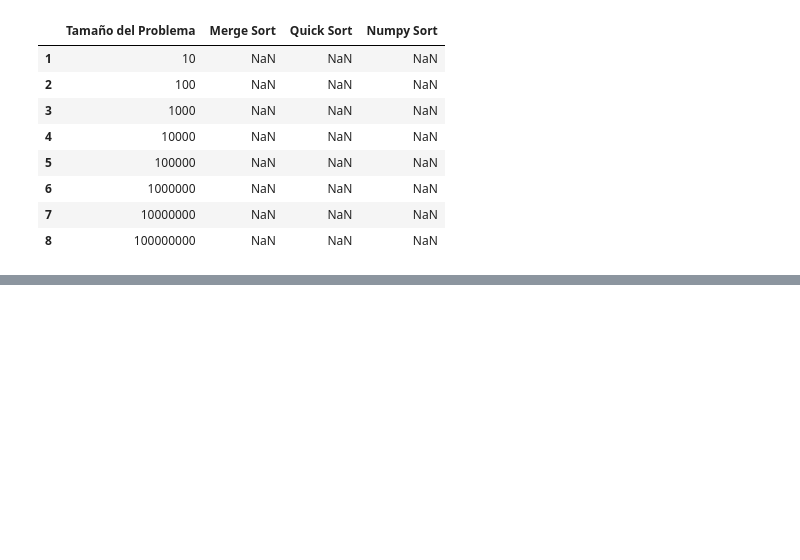
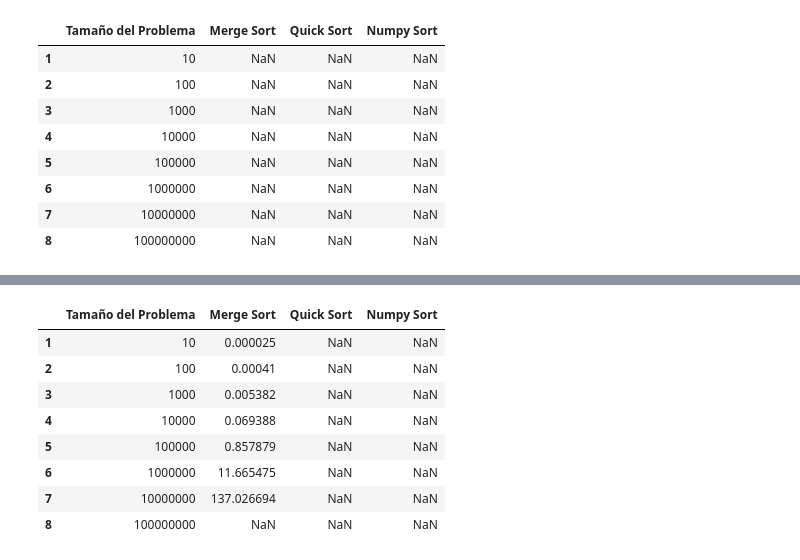
Before and after one commit to MonicaGonzalez30/CienciaDatosLasChicasSuperpoderosas, a Jupyter notebook: Manipulacion_de_datos.ipynb, the cells around one changed output, grey strips where cells are left out. Cells and saved outputs as stored; diff of their text form; code cells hidden in the pictures; blank space fills up the shorter version.

```diff
--- a/Manipulacion_de_datos.ipynb
+++ b/Manipulacion_de_datos.ipynb
@@ -157,0 +170,12 @@ arch
+# %%
+arch
+# %% [output]
+|  | Tamaño del Problema | Merge Sort | Quick Sort | Numpy Sort |
+| 1 | 10 | 0.000025 | NaN | NaN |
+| 2 | 100 | 0.00041 | NaN | NaN |
+| 3 | 1000 | 0.005382 | NaN | NaN |
+| 4 | 10000 | 0.069388 | NaN | NaN |
+| 5 | 100000 | 0.857879 | NaN | NaN |
+| 6 | 1000000 | 11.665475 | NaN | NaN |
+| 7 | 10000000 | 137.026694 | NaN | NaN |
+| 8 | 100000000 | NaN | NaN | NaN |
```
Also changed, not shown: parts of 5 cells of this notebook.
